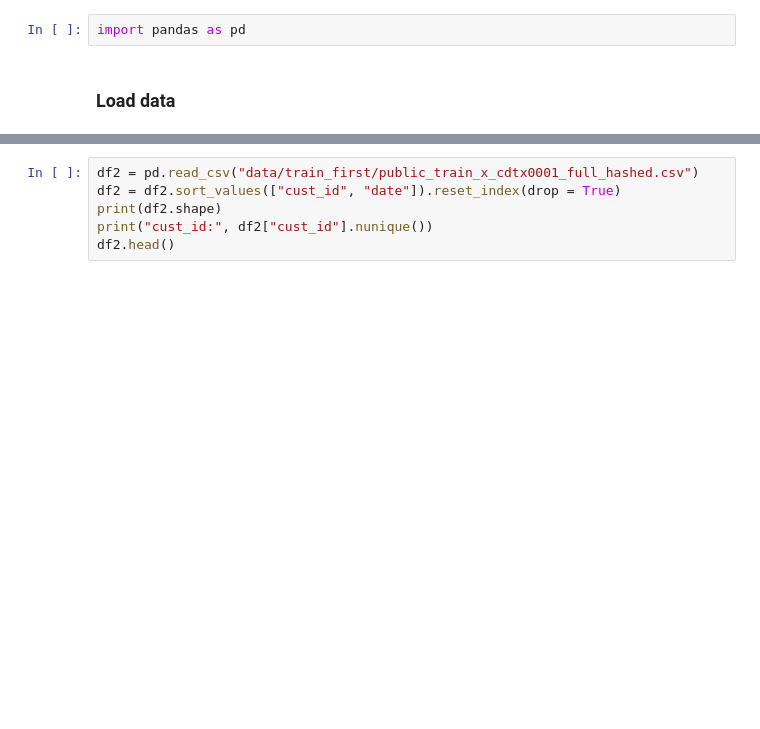
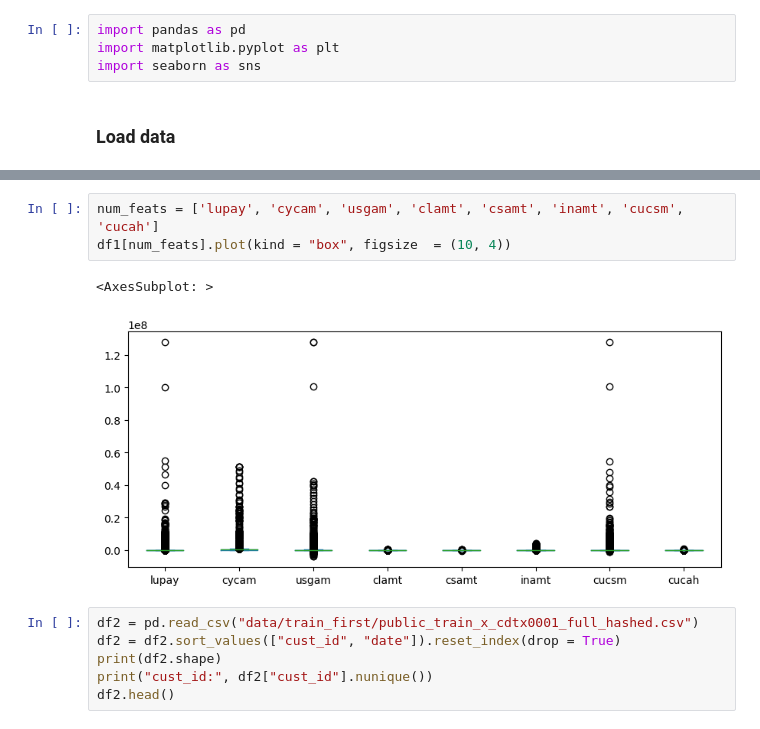
Before and after one commit to JulieKuo/money_laundry, a Jupyter notebook: parser.ipynb, the cells around one changed output, grey strips where cells are left out. Saved outputs shown, nothing was run; the diff lists cells and outputs as text; blank space fills up the shorter version.

```diff
--- a/parser.ipynb
+++ b/parser.ipynb
@@ -1,5 +1,7 @@
 # %%
 import pandas as pd
+import matplotlib.pyplot as plt
+import seaborn as sns
 # %% [markdown]
 ### Load data
 # %%
@@ -17,6 +19,12 @@ cust_id: 4745
 | 2 | 0015cc01f553512007705edf855baa16f... | 8653.0 | 61 | 134614.0 | 14771.0 | 0.0 | 0.0 | 3148.0 | 5045.0 | 0.0 |
 | 3 | 0015cc01f553512007705edf855baa16f... | 5045.0 | 91 | 134614.0 | 10954.0 | 0.0 | 0.0 | 3148.0 | 4334.0 | 0.0 |
 | 4 | 0015cc01f553512007705edf855baa16f... | 4334.0 | 122 | 134614.0 | 7544.0 | 0.0 | 0.0 | 3148.0 | 4396.0 | 0.0 |
+# %%
+num_feats = ['lupay', 'cycam', 'usgam', 'clamt', 'csamt', 'inamt', 'cucsm', 'cucah']
+df1[num_feats].plot(kind = "box", figsize  = (10, 4))
+# %% [output]
+<AxesSubplot: >
+[figure, added]
 # %%
 df2 = pd.read_csv("data/train_first/public_train_x_cdtx0001_full_hashed.csv")
 df2 = df2.sort_values(["cust_id", "date"]).reset_index(drop = True)
```
Also changed, not shown: parts of 14 cells of this notebook, 30 other files.
